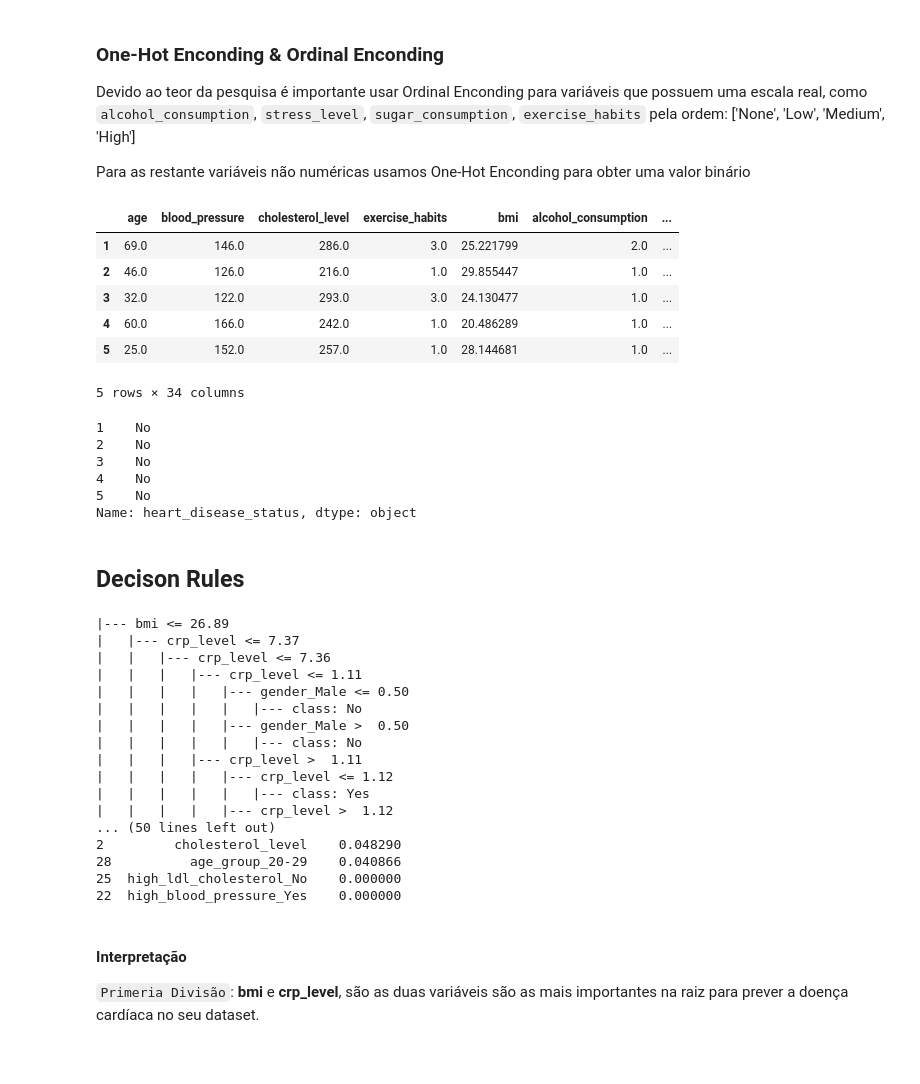
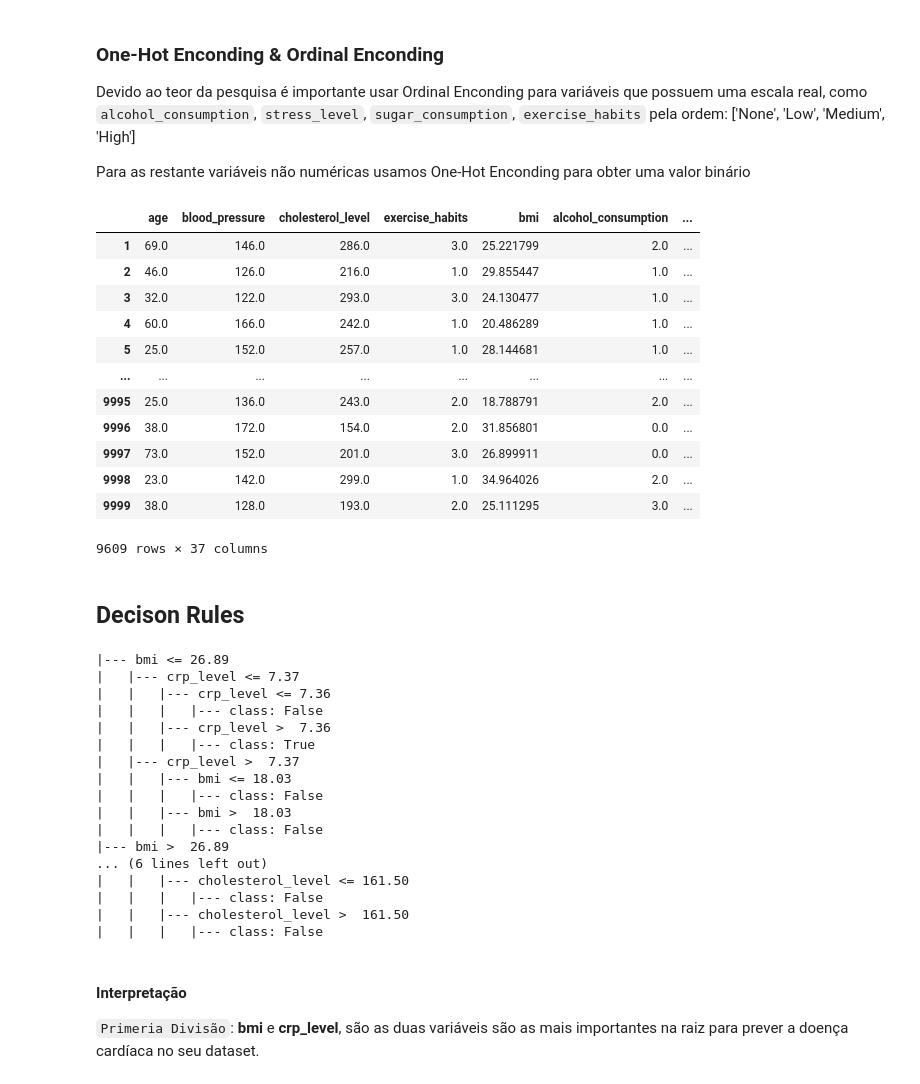
Before and after one commit to vascoloureiro/MEIA---Class-Work, a Jupyter notebook: Heart-Disease-Prediction.ipynb, the cells around one changed output. Cells and saved outputs as stored; diff of their text form; code cells hidden in the pictures.

```diff
--- a/Heart-Disease-Prediction.ipynb
+++ b/Heart-Disease-Prediction.ipynb
@@ -688,72 +675,58 @@ Devido ao teor da pesquisa é importante usar Ordinal Enconding para variáveis
 
 Para as restante variáveis não numéricas usamos One-Hot Enconding para obter uma valor binário
 # %%
-target_col = 'heart_disease_status'
-
-cols_to_remove = [target_col, 'heart_disease_num']
-df_X = df.drop(columns=cols_to_remove)
-df_Y = df[target_col]
-
 ordinal_cols = ["alcohol_consumption", "stress_level", "sugar_consumption", "exercise_habits"]
 order = [['None', 'Low', 'Medium', 'High']] * len(ordinal_cols)
 
-encoder = OrdinalEncoder(categories=order)
-df_X[ordinal_cols] = encoder.fit_transform(df_X[ordinal_cols])
+enconder = OrdinalEncoder(categories=order)
 
-df_X = pd.get_dummies(df_X, drop_first=False)
+df[ordinal_cols] = enconder.fit_transform(df[ordinal_cols])
+df = pd.get_dummies(df, drop_first=False)
 
-display(df_X.head())
-display(df_Y.head())
+display(df)
 # %% [output]
 |  | age | blood_pressure | cholesterol_level | exercise_habits | bmi | alcohol_consumption | ... |
 | 1 | 69.0 | 146.0 | 286.0 | 3.0 | 25.221799 | 2.0 | ... |
 | 2 | 46.0 | 126.0 | 216.0 | 1.0 | 29.855447 | 1.0 | ... |
 | 3 | 32.0 | 122.0 | 293.0 | 3.0 | 24.130477 | 1.0 | ... |
 | 4 | 60.0 | 166.0 | 242.0 | 1.0 | 20.486289 | 1.0 | ... |
 | 5 | 25.0 | 152.0 | 257.0 | 1.0 | 28.144681 | 1.0 | ... |
+| ... | ... | ... | ... | ... | ... | ... | ... |
+| 9995 | 25.0 | 136.0 | 243.0 | 2.0 | 18.788791 | 2.0 | ... |
+| 9996 | 38.0 | 172.0 | 154.0 | 2.0 | 31.856801 | 0.0 | ... |
+| 9997 | 73.0 | 152.0 | 201.0 | 3.0 | 26.899911 | 0.0 | ... |
+| 9998 | 23.0 | 142.0 | 299.0 | 1.0 | 34.964026 | 2.0 | ... |
+| 9999 | 38.0 | 128.0 | 193.0 | 2.0 | 25.111295 | 3.0 | ... |
-5 rows × 34 columns
+9609 rows × 37 columns
-1    No
-2    No
-3    No
-4    No
-5    No
-Name: heart_disease_status, dtype: object
 # %% [markdown]
 ## Decison Rules
 # %%
-clf = DecisionTreeClassifier(max_depth=5, min_samples_split=50, random_state=42)
-clf.fit(df_X, df_Y)
+X = df.drop(['heart_disease_status_Yes', 'heart_disease_status_No', 'heart_disease_num'], axis=1)
+y = df['heart_disease_status_Yes']
 
-# Ver as regras
-rules = export_text(clf, feature_names= df_X.columns.tolist())
+clf = DecisionTreeClassifier(max_depth = 3, random_state=42)
+clf.fit(X,y)
+
+rules = export_text(clf, feature_names=X.columns.tolist())
 print(rules)
-
-# Ver importância das features
-feature_importance = pd.DataFrame({
-    'feature': df_X.columns,
-    'importance': clf.feature_importances_
-}).sort_values('importance', ascending=False)
-
-print("\nTop 10 features mais importantes:")
-print(feature_importance.head(10))
 # %% [output]
 |--- bmi <= 26.89
 |   |--- crp_level <= 7.37
 |   |   |--- crp_level <= 7.36
-|   |   |   |--- crp_level <= 1.11
-|   |   |   |   |--- gender_Male <= 0.50
-|   |   |   |   |   |--- class: No
-|   |   |   |   |--- gender_Male >  0.50
-|   |   |   |   |   |--- class: No
-|   |   |   |--- crp_level >  1.11
-|   |   |   |   |--- crp_level <= 1.12
-|   |   |   |   |   |--- class: Yes
-|   |   |   |   |--- crp_level >  1.12
-... (50 lines left out)
-2         cholesterol_level    0.048290
-28          age_group_20-29    0.040866
-25  high_ldl_cholesterol_No    0.000000
-22  high_blood_pressure_Yes    0.000000
+|   |   |   |--- class: False
+|   |   |--- crp_level >  7.36
+|   |   |   |--- class: True
+|   |--- crp_level >  7.37
+|   |   |--- bmi <= 18.03
+|   |   |   |--- class: False
+|   |   |--- bmi >  18.03
+|   |   |   |--- class: False
+|--- bmi >  26.89
+... (6 lines left out)
+|   |   |--- cholesterol_level <= 161.50
+|   |   |   |--- class: False
+|   |   |--- cholesterol_level >  161.50
+|   |   |   |--- class: False
 # %% [markdown]
 #### Interpretação
 
```
Also changed, not shown: parts of 15 cells of this notebook.
